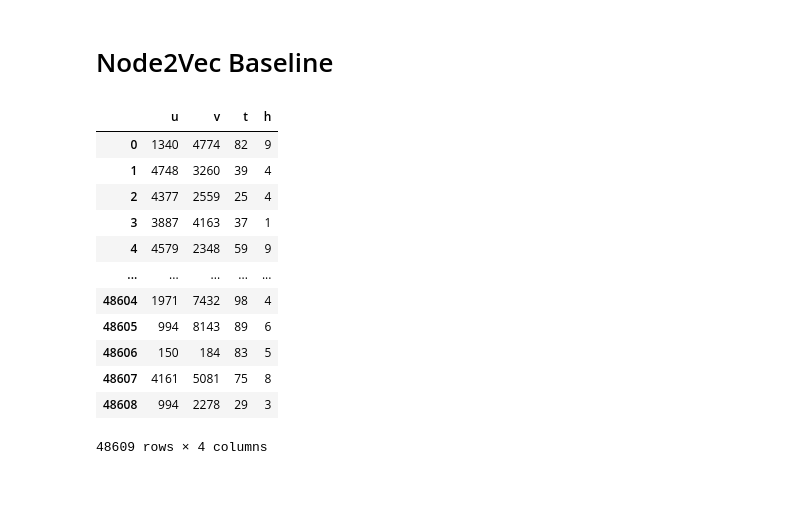
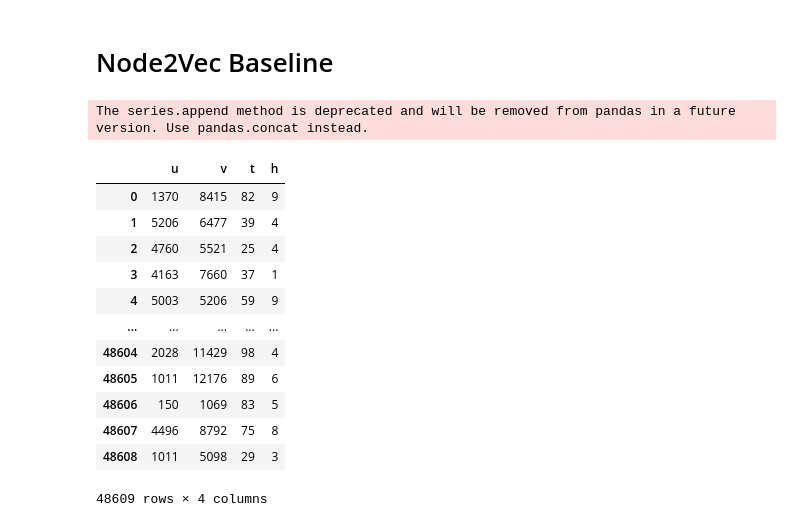
Before and after one commit to leffff/vk_mini_ml, a Jupyter notebook: baseline.ipynb, the cells around one changed output. Cells and saved outputs as stored; diff of their text form; code cells hidden in the pictures; blank space fills up the shorter version.

```diff
--- a/baseline.ipynb
+++ b/baseline.ipynb
@@ -25,3 +25,5 @@ pd_graph
 | 48607 | 28392 | 55610 | 75 | 8 |
 | 48608 | 6430 | 32215 | 29 | 3 |
 48609 rows × 4 columns
+# %%
+sorted(list(set(pd_graph.v.append(pd_graph.u))))
@@ -144,23 +159,24 @@ sns.histplot(pd_graph, x="h", y="t")
 # %%
 from sklearn.preprocessing import LabelEncoder
 
-u_le = LabelEncoder()
-v_le = LabelEncoder()
+le = LabelEncoder()
+le.fit(list(set(pd_graph.v.append(pd_graph.u))))
 
-pd_graph.u = u_le.fit_transform(pd_graph.u)
-pd_graph.v = v_le.fit_transform(pd_graph.v)
+pd_graph.u = le.transform(pd_graph.u)
+pd_graph.v = le.transform(pd_graph.v)
 pd_graph
 # %% [output]
+The series.append method is deprecated and will be removed from pandas in a future version. Use pandas.concat instead.
 |  | u | v | t | h |
-| 0 | 1340 | 4774 | 82 | 9 |
-| 1 | 4748 | 3260 | 39 | 4 |
-| 2 | 4377 | 2559 | 25 | 4 |
-| 3 | 3887 | 4163 | 37 | 1 |
-| 4 | 4579 | 2348 | 59 | 9 |
+| 0 | 1370 | 8415 | 82 | 9 |
+| 1 | 5206 | 6477 | 39 | 4 |
+| 2 | 4760 | 5521 | 25 | 4 |
+| 3 | 4163 | 7660 | 37 | 1 |
+| 4 | 5003 | 5206 | 59 | 9 |
 | ... | ... | ... | ... | ... |
-| 48604 | 1971 | 7432 | 98 | 4 |
-| 48605 | 994 | 8143 | 89 | 6 |
-| 48606 | 150 | 184 | 83 | 5 |
-| 48607 | 4161 | 5081 | 75 | 8 |
-| 48608 | 994 | 2278 | 29 | 3 |
+| 48604 | 2028 | 11429 | 98 | 4 |
+| 48605 | 1011 | 12176 | 89 | 6 |
+| 48606 | 150 | 1069 | 83 | 5 |
+| 48607 | 4496 | 8792 | 75 | 8 |
+| 48608 | 1011 | 5098 | 29 | 3 |
-48609 rows × 4 columns
+48609 rows × 4 columns
```
Also changed, not shown: parts of 25 cells of this notebook.
